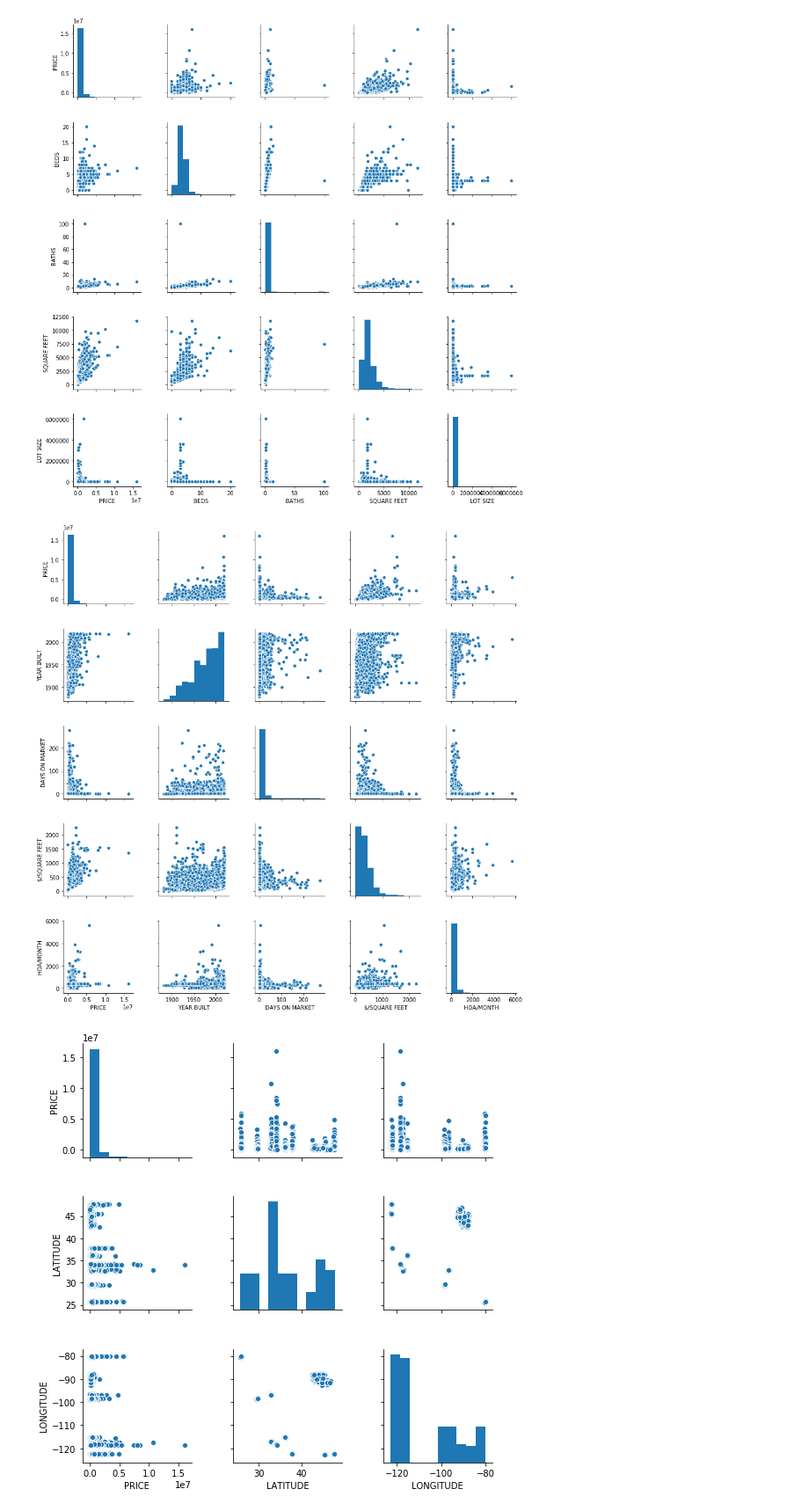
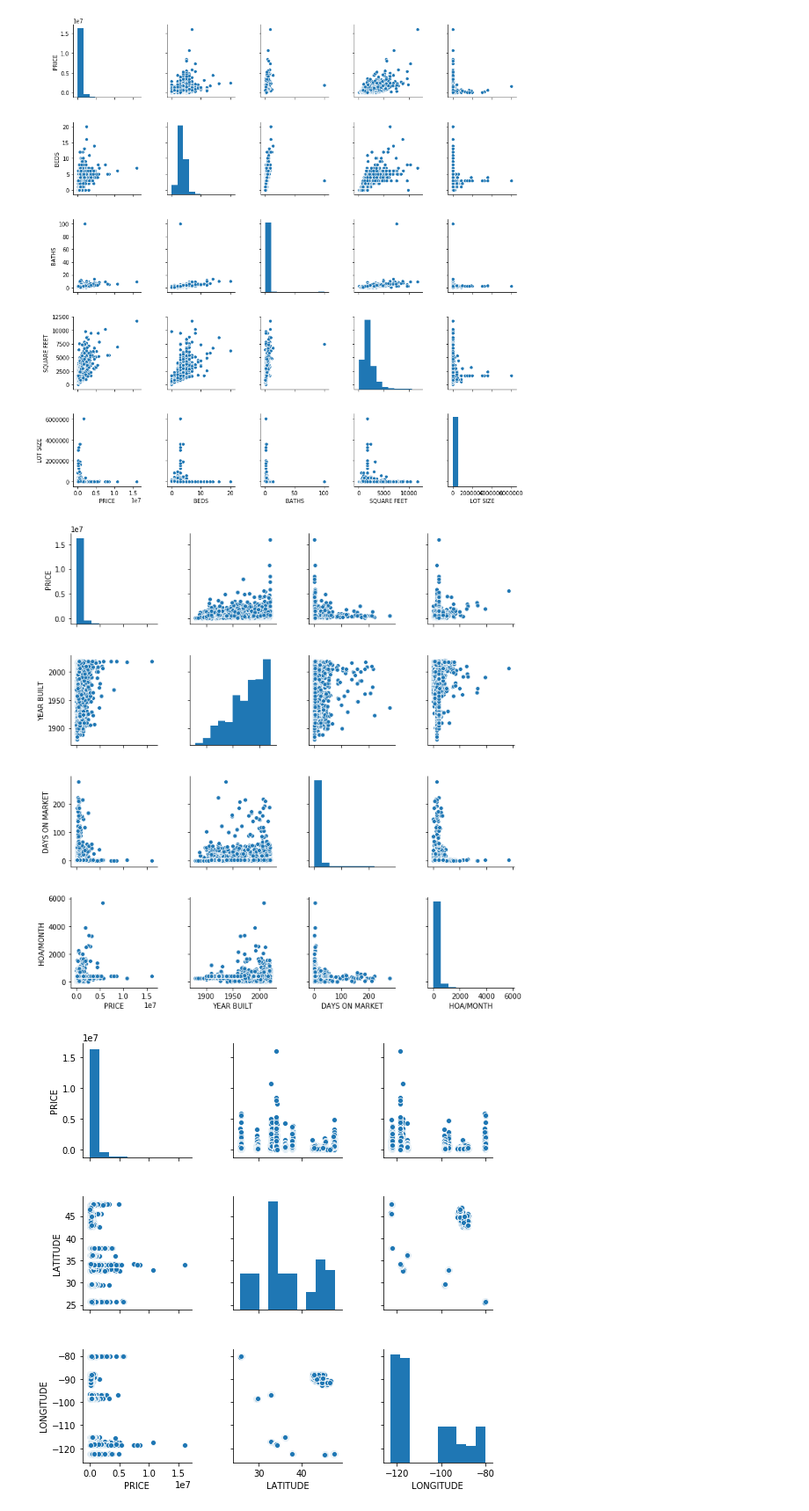
Before and after one commit to appraiserbff-lambda-build-week/Data_Science, a Jupyter notebook: redfin_analysis_1.ipynb, the cells around one changed output. Shown: that part at 88% size. Cells and saved outputs as stored; diff of their text form; code cells hidden in the pictures.

```diff
--- a/redfin_analysis_1.ipynb
+++ b/redfin_analysis_1.ipynb
@@ -48,3 +48,26 @@ df_num.head()
 | 2 | 918000 | 1.0 | 1.00 | 792.0 | 83673.0 | 2016.0 | 3 | 1159.0 | ... |
 | 3 | 297950 | 2.0 | 1.50 | 970.0 | 46440.0 | 1976.0 | 3 | 307.0 | ... |
 | 4 | 888000 | 3.0 | 1.75 | 2010.0 | 7890.0 | 1976.0 | 4 | 442.0 | ... |
+# %%
+df_num['ZIP CODE'] = df['ZIP OR POSTAL CODE']
+# %%
+import re
+def preprocessor(text):
+    text = re.sub('<[^>]*>', '', text)
+    emoticons = re.findall('(?::|;|=)(?:-)?(?:\)|\(|D|P)',
+                           text)
+    text = (re.sub('[\W]+', ' ', text.lower()) +
+            ' '.join(emoticons).replace('-', ''))
+    return text
+
+df_num['ZIP CODE'] = df_num['ZIP CODE'].apply(preprocessor)
+# %%
+zip_codes = []
+
+for row in df_num['ZIP CODE']:
+    row = row[:5]
+    zip_codes.append(row)
+
+df_num['ZIP'] = zip_codes
+
+df_num['ZIP'] = df_num['ZIP'].astype('int')
@@ -103,13 +159,13 @@ plt.show()
 # %% [output]
 [figure]
 # %%
-cols = ['PRICE', 'YEAR BUILT', 'DAYS ON MARKET', '$/SQUARE FEET', 'HOA/MONTH']
+cols = ['PRICE', 'YEAR BUILT', 'DAYS ON MARKET', 'HOA/MONTH']
 
 sns.pairplot(df_num[cols], size=2.5)
 plt.tight_layout()
 plt.show()
 # %% [output]
-[figure, old version]
+[figure, new version]
 # %%
 cols = ['PRICE', 'LATITUDE', 'LONGITUDE']
 
```
Also changed, not shown: parts of 24 cells of this notebook, 2 other files.
